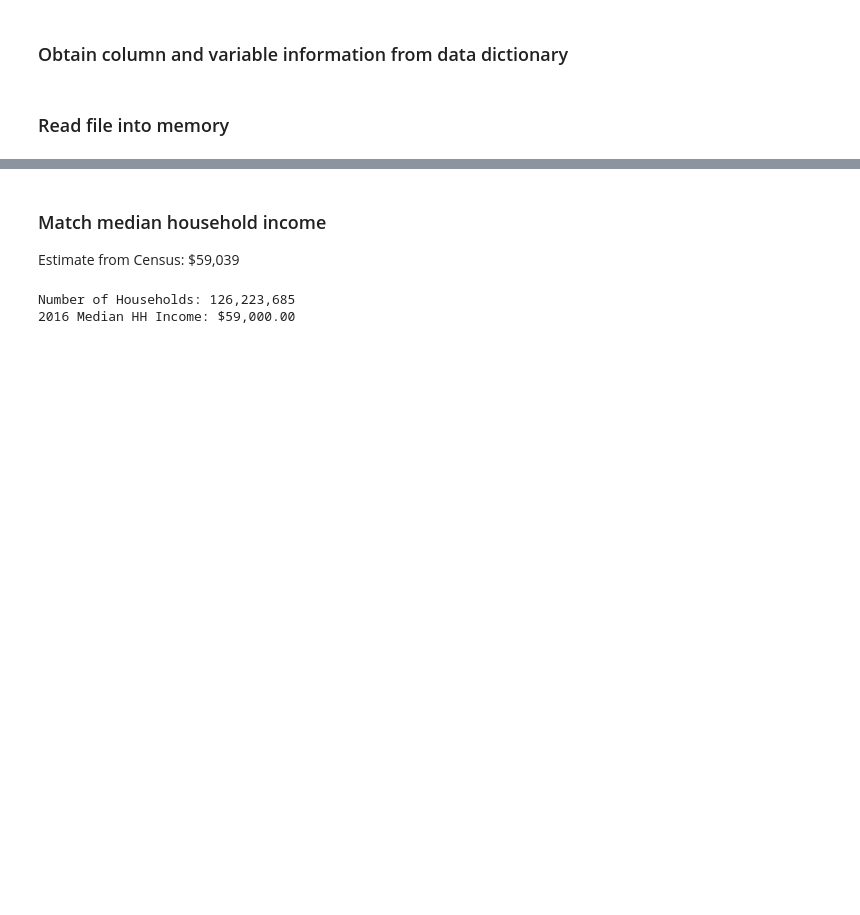
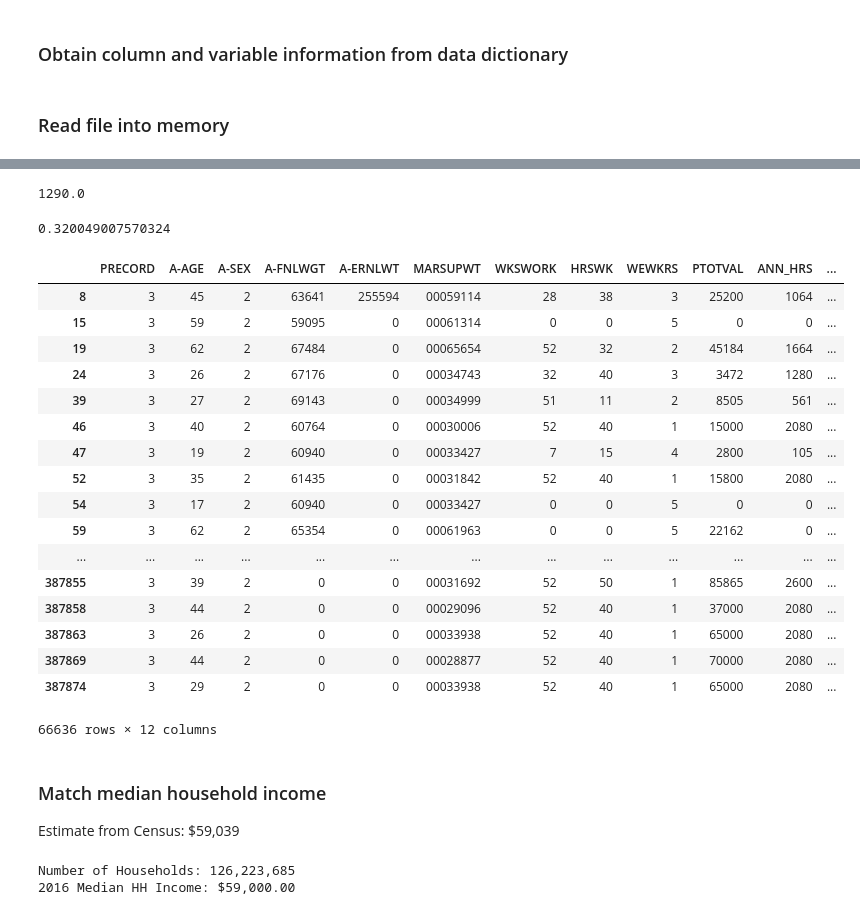
Before and after one commit to bdecon/econ_data, a Jupyter notebook: micro/CPS-ASEC.ipynb, the cells around one changed output, grey strips where cells are left out. Cells and saved outputs as stored; diff of their text form; code cells hidden in the pictures; blank space fills up the shorter version.

```diff
--- a/micro/CPS-ASEC.ipynb
+++ b/micro/CPS-ASEC.ipynb
@@ -36,25 +35,35 @@ pandas 0.22.0
 ### Data file and data dictionary from Census FTP site
 # %%
 # Data dictionary
-filename = 'data/asec2017_pubuse.dat'
-dd_txt = 'data/08ASEC2017_Data_Dict_Full.txt'
+datafile = 'data/asec2013_pubuse.dat'
+dd_txt = 'data/08ASEC2013_Data_Dict_Full.txt'
 dd = open(dd_txt, 'r', encoding='iso-8859-1').read()
 # %% [markdown]
 ### Obtain column and variable information from data dictionary
 # %%
 # Retrieve column info from dictionary
-p = re.compile('D (\w+)\s+(\d{1,2})\s+(\d+)\s+')
+p = re.compile('D (\w+\-?\w+?)\s+(\d{1,2})\s+(\d+)\s+')
 var_key = pd.DataFrame(p.findall(dd), columns=['Var', 'Len', 'Loc'])
 var_key = var_key.apply(pd.to_numeric, errors='ignore')
 
 # Filter out columns of interest
-s = ['H_SEQ', 'H_HHTYPE', 'H_TYPE', 'HRHTYPE','HTOTVAL', 'HSUP_WGT',
-     'PH_SEQ', 'P_STAT', 'A_AGE', 'A_SEX', 'MARSUPWT', 'PTOTVAL',
-     'GEREG']
+s = ['A-AGE', 'A_AGE', 'A-SEX', 'A-FNLWGT', 'MARSUPWT', 'PRECORD', 'WKSWORK',
+     'HRSWK', 'WEWKRS', 'PTOTVAL', 'A-ERNLWT', 'A_ERNLWT']
+
+# Filter out columns of interest
+#s = ['H_SEQ', 'H_HHTYPE', 'H_TYPE', 'HRHTYPE','HTOTVAL', 'HSUP_WGT',
+#     'PH_SEQ', 'P_STAT', 'A_AGE', 'A_SEX', 'MARSUPWT', 'PTOTVAL',
+#     'GEREG']
 s_key = var_key[var_key['Var'].isin(s)]
 # %% [markdown]
 ### Read file into memory
 # %%
 # Read raw fwf file
-data = pd.read_fwf(filename, header=None, names=list(s_key.Var),# nrows=1000,
+data = pd.read_fwf(datafile, header=None, names=list(s_key.Var),# nrows=1000,
                  colspecs=list(zip(s_key.Loc-1, s_key.Loc + s_key.Len-1)))
+# %%
+df = data[(data['PRECORD'] == 3) &
+          (data['A-AGE'].between(16, 64)) &
+          (data['A-SEX'] == 2)]
+df['ANN_HRS'] = df['WKSWORK'] * df['HRSWK']
+df['WGT'] = pd.to_numeric(df['MARSUPWT'])
@@ -60,0 +81,8 @@ data = pd.read_fwf(filename, header=None, names=list(s_key.Var),# nrows=1000,
+# %%
+wquantiles.quantile(df['ANN_HRS'], df['WGT'], 0.5)
+# %% [output]
+1290.0
+# %%
+df[df['WEWKRS'].isin([5])].WGT.sum() / tot
+# %% [output]
+0.320049007570324
@@ -61,3 +91,24 @@ data = pd.read_fwf(filename, header=None, names=list(s_key.Var),# nrows=1000,
+# %%
+df
+# %% [output]
+|  | PRECORD | A-AGE | A-SEX | A-FNLWGT | A-ERNLWT | MARSUPWT | WKSWORK | HRSWK | WEWKRS | PTOTVAL | ANN_HRS | ... |
+| 8 | 3 | 45 | 2 | 63641 | 255594 | 00059114 | 28 | 38 | 3 | 25200 | 1064 | ... |
+| 15 | 3 | 59 | 2 | 59095 | 0 | 00061314 | 0 | 0 | 5 | 0 | 0 | ... |
+| 19 | 3 | 62 | 2 | 67484 | 0 | 00065654 | 52 | 32 | 2 | 45184 | 1664 | ... |
+| 24 | 3 | 26 | 2 | 67176 | 0 | 00034743 | 32 | 40 | 3 | 3472 | 1280 | ... |
+| 39 | 3 | 27 | 2 | 69143 | 0 | 00034999 | 51 | 11 | 2 | 8505 | 561 | ... |
+| 46 | 3 | 40 | 2 | 60764 | 0 | 00030006 | 52 | 40 | 1 | 15000 | 2080 | ... |
+| 47 | 3 | 19 | 2 | 60940 | 0 | 00033427 | 7 | 15 | 4 | 2800 | 105 | ... |
+| 52 | 3 | 35 | 2 | 61435 | 0 | 00031842 | 52 | 40 | 1 | 15800 | 2080 | ... |
+| 54 | 3 | 17 | 2 | 60940 | 0 | 00033427 | 0 | 0 | 5 | 0 | 0 | ... |
+| 59 | 3 | 62 | 2 | 65354 | 0 | 00061963 | 0 | 0 | 5 | 22162 | 0 | ... |
+| ... | ... | ... | ... | ... | ... | ... | ... | ... | ... | ... | ... | ... |
+| 387855 | 3 | 39 | 2 | 0 | 0 | 00031692 | 52 | 50 | 1 | 85865 | 2600 | ... |
+| 387858 | 3 | 44 | 2 | 0 | 0 | 00029096 | 52 | 40 | 1 | 37000 | 2080 | ... |
+| 387863 | 3 | 26 | 2 | 0 | 0 | 00033938 | 52 | 40 | 1 | 65000 | 2080 | ... |
+| 387869 | 3 | 44 | 2 | 0 | 0 | 00028877 | 52 | 40 | 1 | 70000 | 2080 | ... |
+| 387874 | 3 | 29 | 2 | 0 | 0 | 00033938 | 52 | 40 | 1 | 65000 | 2080 | ... |
+66636 rows × 12 columns
 # %% [markdown]
 ### Match median household income
 
```
Also changed, not shown: parts of 4 cells of this notebook.
